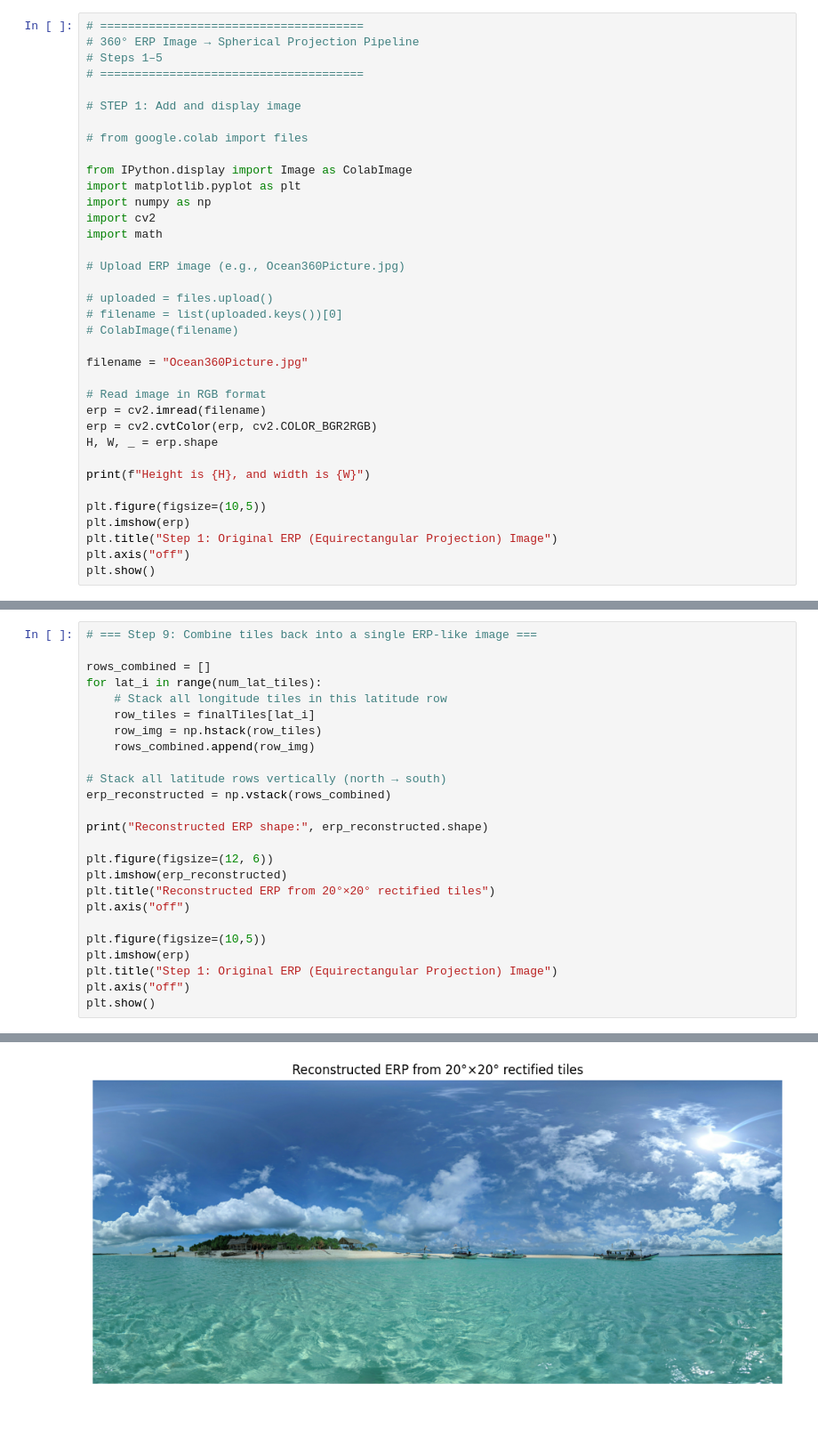
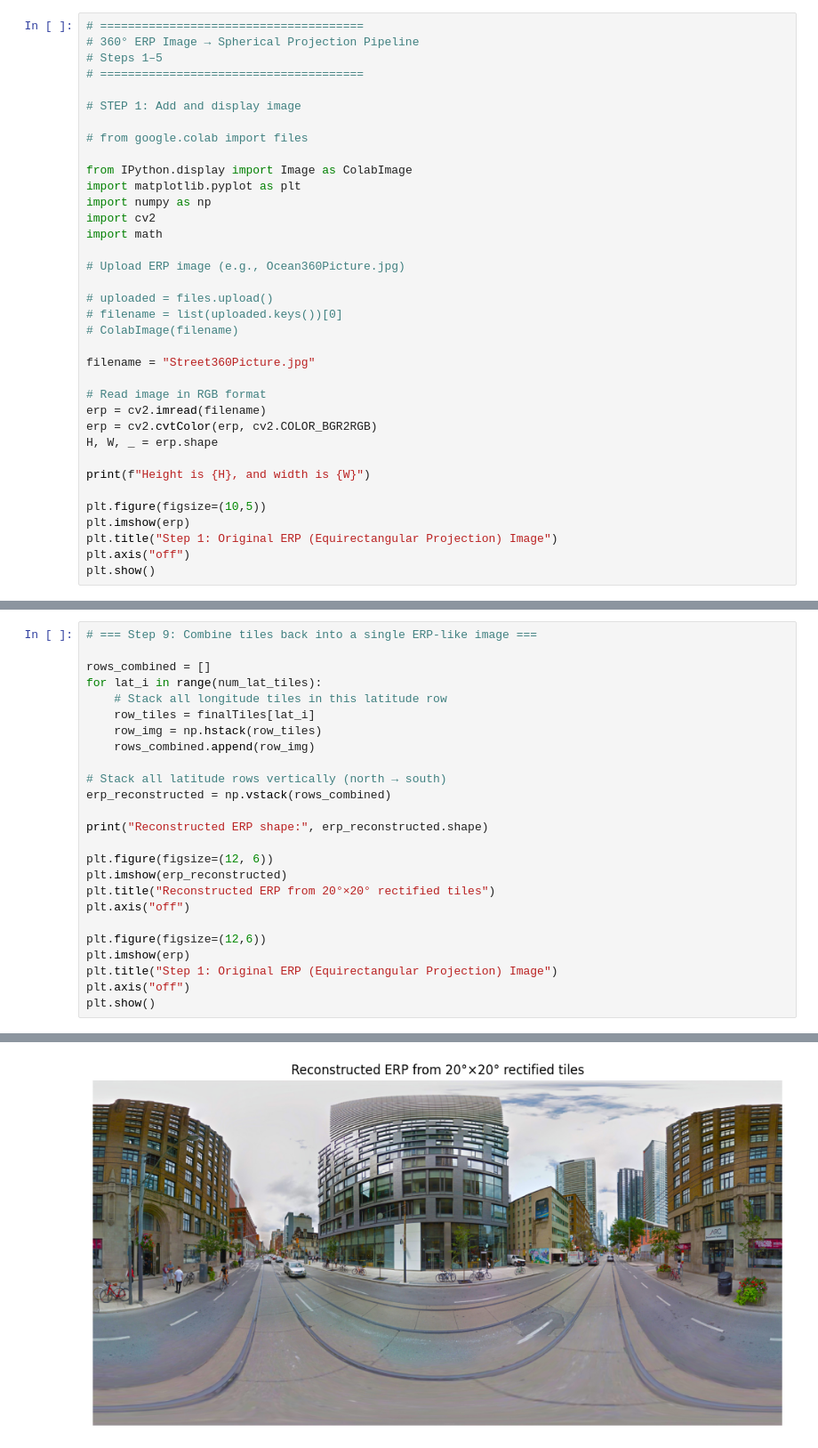
Before and after one commit to AI01010/FoV_ML_spatial_audio_prediction, a Jupyter notebook: Scripts/Tiling/finalTileSplitter.ipynb, the cells around one changed output, grey strips where cells are left out. Shown at 89% size. Saved outputs shown, nothing was run; the diff lists cells and outputs as text; blank space fills up the shorter version.

```diff
--- a/Scripts/Tiling/finalTileSplitter.ipynb
+++ b/Scripts/Tiling/finalTileSplitter.ipynb
@@ -20,7 +20,7 @@ import math
 # filename = list(uploaded.keys())[0]
 # ColabImage(filename)
 
-filename = "Ocean360Picture.jpg"
+filename = "Street360Picture.jpg"
 
 # Read image in RGB format
 erp = cv2.imread(filename)
@@ -149,7 +149,7 @@ plt.imshow(erp_reconstructed)
 plt.title("Reconstructed ERP from 20°×20° rectified tiles")
 plt.axis("off")
 
-plt.figure(figsize=(10,5))
+plt.figure(figsize=(12,6))
 plt.imshow(erp)
 plt.title("Step 1: Original ERP (Equirectangular Projection) Image")
 plt.axis("off")
@@ -159 +159 @@ Reconstructed ERP shape: (4050, 9216, 3)
-[figure, old version]
+[figure, new version]
```
Also changed, not shown: parts of 4 cells of this notebook, 2 other files.
